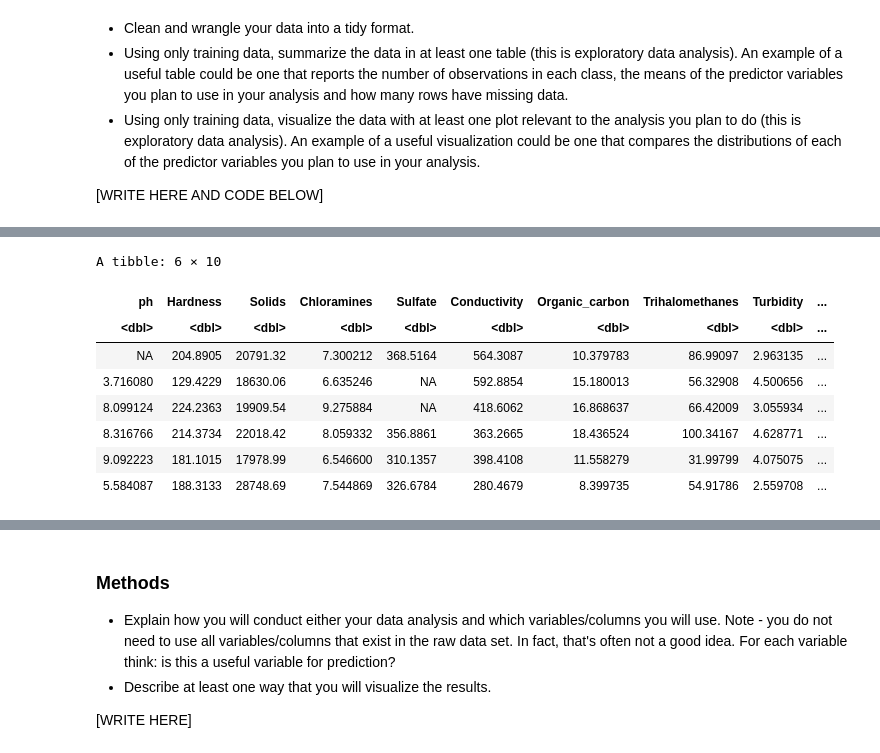
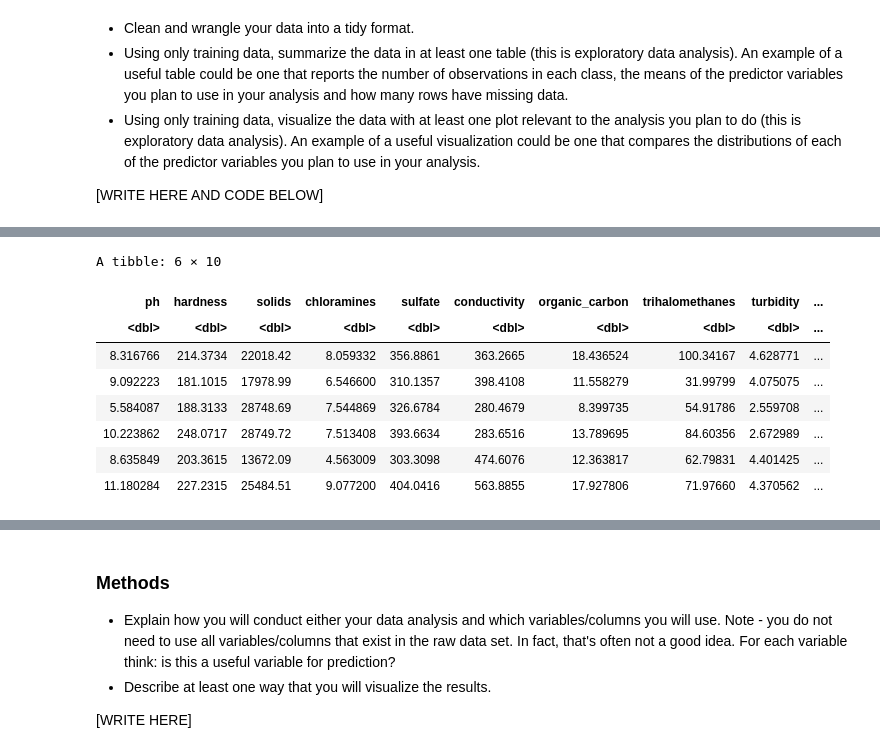
Before and after one commit to kashish1928/Dsci100_Group93_, a Jupyter notebook: Project_Proposal.ipynb, the cells around one changed output, grey strips where cells are left out. Saved outputs shown, nothing was run; the diff lists cells and outputs as text; code cells hidden in the pictures.

```diff
--- a/Project_Proposal.ipynb
+++ b/Project_Proposal.ipynb
@@ -78,17 +68,20 @@ A tibble: 6 × 10
 | 5.584087 | 188.3133 | 28748.69 | 7.544869 | 326.6784 | 280.4679 | 8.399735 | 54.91786 | 2.559708 | ... |
 # %%
 water_potability_raw <- water_potability_raw |>
-mutate(Potability = as_factor(Potability))
+    rename(hardness = Hardness, solids = Solids, chloramines = Chloramines, sulfate = Sulfate, conductivity = Conductivity, organic_carbon = Organic_carbon, trihalomethanes = Trihalomethanes, turbidity = Turbidity, potability = Potability) |>
+    mutate(potability = as_factor(potability)) |>
+    na.omit()
+
 head(water_potability_raw)
 # %% [output]
 A tibble: 6 × 10
-| ph | Hardness | Solids | Chloramines | Sulfate | Conductivity | Organic_carbon | Trihalomethanes | Turbidity | ... |
+| ph | hardness | solids | chloramines | sulfate | conductivity | organic_carbon | trihalomethanes | turbidity | ... |
 | <dbl> | <dbl> | <dbl> | <dbl> | <dbl> | <dbl> | <dbl> | <dbl> | <dbl> | ... |
-| NA | 204.8905 | 20791.32 | 7.300212 | 368.5164 | 564.3087 | 10.379783 | 86.99097 | 2.963135 | ... |
-| 3.716080 | 129.4229 | 18630.06 | 6.635246 | NA | 592.8854 | 15.180013 | 56.32908 | 4.500656 | ... |
-| 8.099124 | 224.2363 | 19909.54 | 9.275884 | NA | 418.6062 | 16.868637 | 66.42009 | 3.055934 | ... |
 | 8.316766 | 214.3734 | 22018.42 | 8.059332 | 356.8861 | 363.2665 | 18.436524 | 100.34167 | 4.628771 | ... |
 | 9.092223 | 181.1015 | 17978.99 | 6.546600 | 310.1357 | 398.4108 | 11.558279 | 31.99799 | 4.075075 | ... |
 | 5.584087 | 188.3133 | 28748.69 | 7.544869 | 326.6784 | 280.4679 | 8.399735 | 54.91786 | 2.559708 | ... |
+| 10.223862 | 248.0717 | 28749.72 | 7.513408 | 393.6634 | 283.6516 | 13.789695 | 84.60356 | 2.672989 | ... |
+| 8.635849 | 203.3615 | 13672.09 | 4.563009 | 303.3098 | 474.6076 | 12.363817 | 62.79831 | 4.401425 | ... |
+| 11.180284 | 227.2315 | 25484.51 | 9.077200 | 404.0416 | 563.8855 | 17.927806 | 71.97660 | 4.370562 | ... |
 # %%
 water_split <- water_potability_raw |>
```
Also changed, not shown: parts of 2 cells of this notebook.
